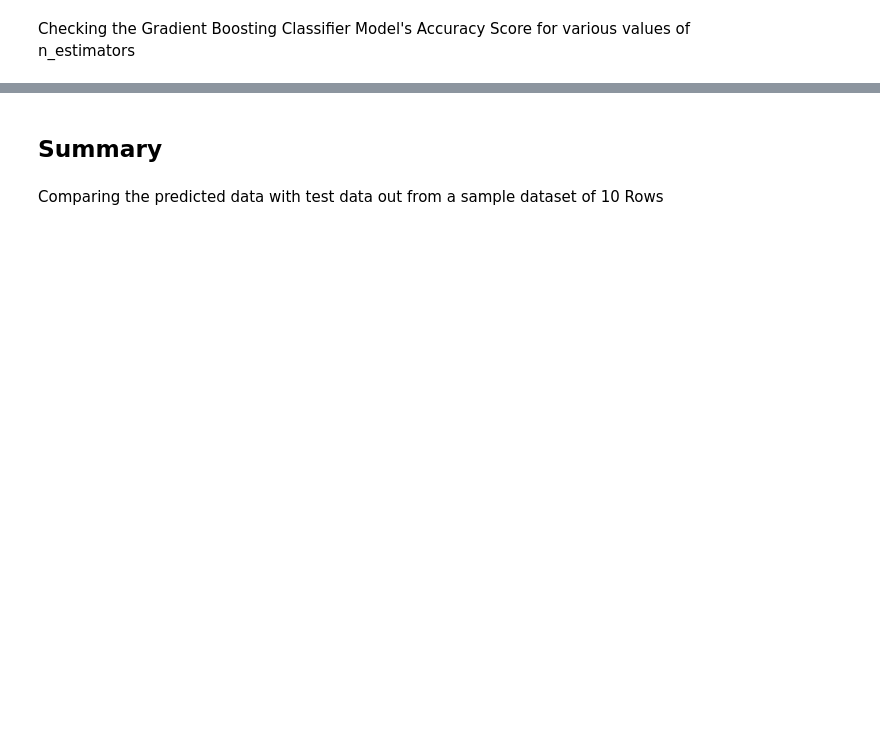
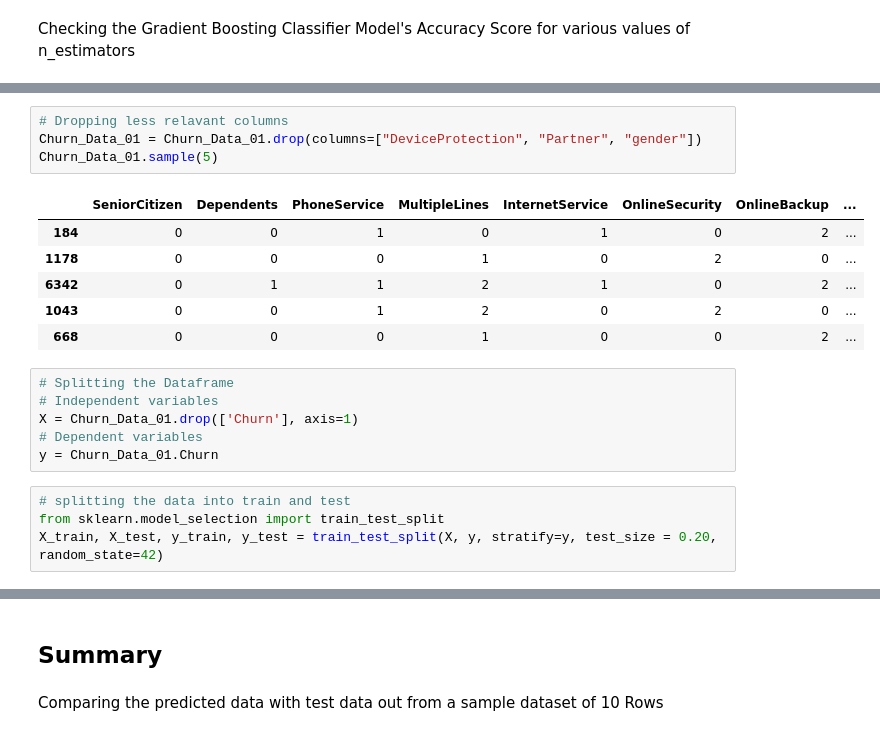
Before and after one commit to FlareWings/mlflow-main-project, a Jupyter notebook: main.ipynb, the cells around one changed output, grey strips where cells are left out. Cells and saved outputs as stored; diff of their text form; blank space fills up the shorter version.

```diff
--- a/main.ipynb
+++ b/main.ipynb
@@ -363,0 +373,21 @@ Accuracy of our model is: 78.82%
+# %%
+# Dropping less relavant columns
+Churn_Data_01 = Churn_Data_01.drop(columns=["DeviceProtection", "Partner", "gender"])
+Churn_Data_01.sample(5)
+# %% [output]
+|  | SeniorCitizen | Dependents | PhoneService | MultipleLines | InternetService | OnlineSecurity | OnlineBackup | ... |
+| 184 | 0 | 0 | 1 | 0 | 1 | 0 | 2 | ... |
+| 1178 | 0 | 0 | 0 | 1 | 0 | 2 | 0 | ... |
+| 6342 | 0 | 1 | 1 | 2 | 1 | 0 | 2 | ... |
+| 1043 | 0 | 0 | 1 | 2 | 0 | 2 | 0 | ... |
+| 668 | 0 | 0 | 0 | 1 | 0 | 0 | 2 | ... |
+# %%
+# Splitting the Dataframe
+# Independent variables
+X = Churn_Data_01.drop(['Churn'], axis=1)
+# Dependent variables
+y = Churn_Data_01.Churn
+# %%
+# splitting the data into train and test
+from sklearn.model_selection import train_test_split
+X_train, X_test, y_train, y_test = train_test_split(X, y, stratify=y, test_size = 0.20, random_state=42)
```
Also changed, not shown: parts of 13 cells of this notebook.
